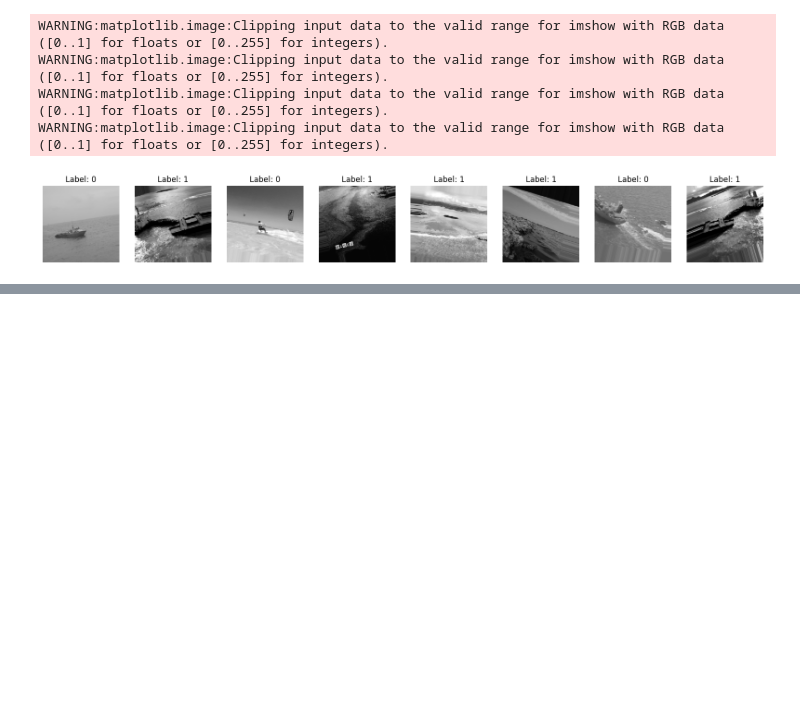
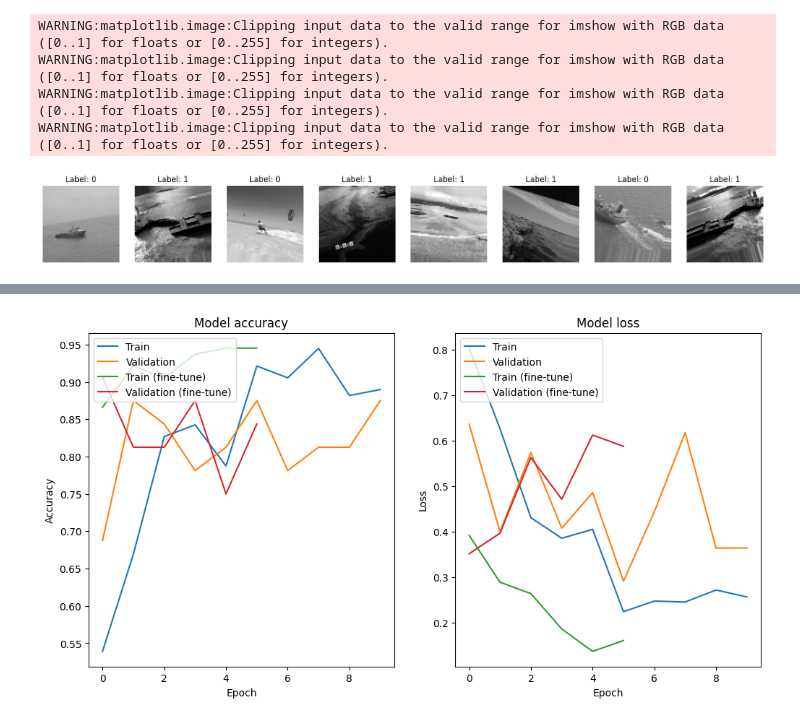
Before and after one commit to HeshanNavindu-7/oilspill-detection, a Jupyter notebook: oilspill_Xception.ipynb, the cells around one changed output, grey strips where cells are left out. Saved outputs shown, nothing was run; the diff lists cells and outputs as text; code cells hidden in the pictures; blank space fills up the shorter version.

```diff
--- a/oilspill_Xception.ipynb
+++ b/oilspill_Xception.ipynb
@@ -258,0 +305,33 @@ FileNotFoundError: [Errno 2] No such file or directory: 'train_dir'
+# %%
+# Save the model
+model.save('oil_spill_detection_xception.h5')
+
+# Plotting training history
+import matplotlib.pyplot as plt
+
+# Plot training & validation accuracy values
+plt.figure(figsize=(12, 6))
+plt.subplot(1, 2, 1)
+plt.plot(history.history['accuracy'])
+plt.plot(history.history['val_accuracy'])
+plt.plot(history_fine.history['accuracy'])
+plt.plot(history_fine.history['val_accuracy'])
+plt.title('Model accuracy')
+plt.ylabel('Accuracy')
+plt.xlabel('Epoch')
+plt.legend(['Train', 'Validation', 'Train (fine-tune)', 'Validation (fine-tune)'], loc='upper left')
+
+# Plot training & validation loss values
+plt.subplot(1, 2, 2)
+plt.plot(history.history['loss'])
+plt.plot(history.history['val_loss'])
+plt.plot(history_fine.history['loss'])
+plt.plot(history_fine.history['val_loss'])
+plt.title('Model loss')
+plt.ylabel('Loss')
+plt.xlabel('Epoch')
+plt.legend(['Train', 'Validation', 'Train (fine-tune)', 'Validation (fine-tune)'], loc='upper left')
+
+plt.show()
+# %% [output]
+[figure, added]
```
Also changed, not shown: parts of 9 cells of this notebook.
